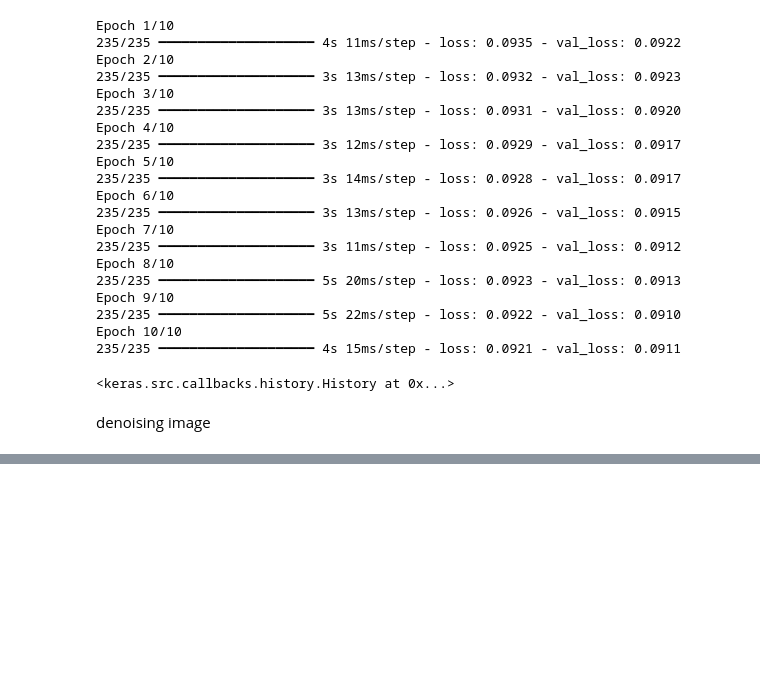
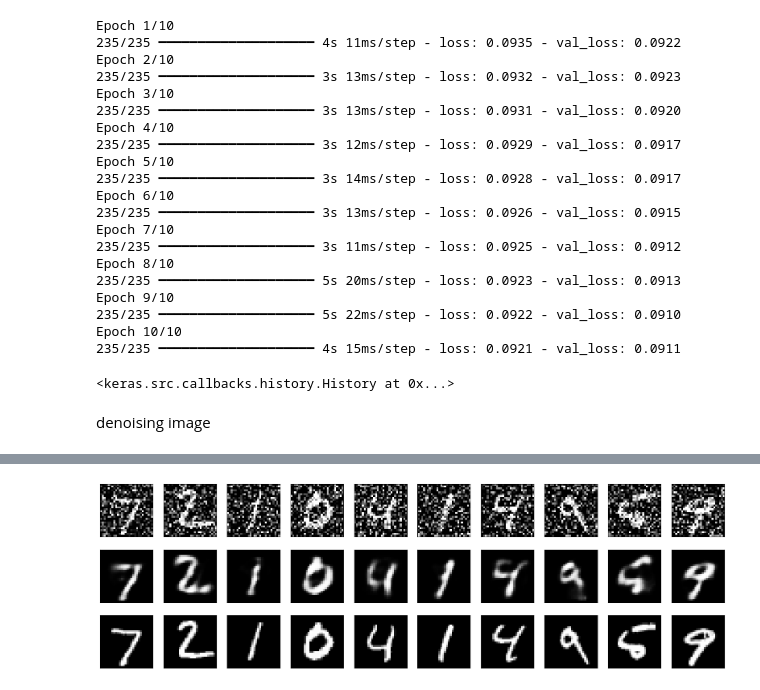
Before and after one commit to Helia-Karisani/Keras-autoencoder, a Jupyter notebook: Keras-autoencoder.ipynb, the cells around one changed output, grey strips where cells are left out. Saved outputs shown, nothing was run; the diff lists cells and outputs as text; code cells hidden in the pictures; blank space fills up the shorter version.

```diff
--- a/Keras-autoencoder.ipynb
+++ b/Keras-autoencoder.ipynb
@@ -224,0 +234,50 @@ denoising image
+# %%
+import numpy as np
+import matplotlib.pyplot as plt
+
+# Add noise to the data
+noise_factor = 0.5
+x_train_noisy = x_train + noise_factor * np.random.normal(loc=0.0, scale=1.0, size=x_train.shape)
+x_test_noisy = x_test + noise_factor * np.random.normal(loc=0.0, scale=1.0, size=x_test.shape)
+x_train_noisy = np.clip(x_train_noisy, 0., 1.)
+x_test_noisy = np.clip(x_test_noisy, 0., 1.)
+
+# Train the autoencoder with noisy data
+autoencoder.fit(
+    x_train_noisy, x_train,
+    epochs=20,
+    batch_size=512,
+    shuffle=True,
+    validation_data=(x_test_noisy, x_test)
+)
+
+# Denoise the test images
+reconstructed_noisy = autoencoder.predict(x_test_noisy)
+
+# Visualize the results
+n = 10  # Number of digits to display
+plt.figure(figsize=(20, 6))
+for i in range(n):
+    # Display noisy images
+    ax = plt.subplot(3, n, i + 1)
+    plt.imshow(x_test_noisy[i].reshape(28, 28))
+    plt.gray()
+    ax.get_xaxis().set_visible(False)
+    ax.get_yaxis().set_visible(False)
+
+    # Display denoised images
+    ax = plt.subplot(3, n, i + 1 + n)
+    plt.imshow(reconstructed_noisy[i].reshape(28, 28))
+    plt.gray()
+    ax.get_xaxis().set_visible(False)
+    ax.get_yaxis().set_visible(False)
+
+    # Display original images
+    ax = plt.subplot(3, n, i + 1 + 2 * n)
+    plt.imshow(x_test[i].reshape(28, 28))
+    plt.gray()
+    ax.get_xaxis().set_visible(False)
+    ax.get_yaxis().set_visible(False)
+
+plt.show()
+# %% [output]
@@ -224,0 +301 @@ denoising image
+[figure, added]
```
Also changed, not shown: parts of 2 cells of this notebook.
